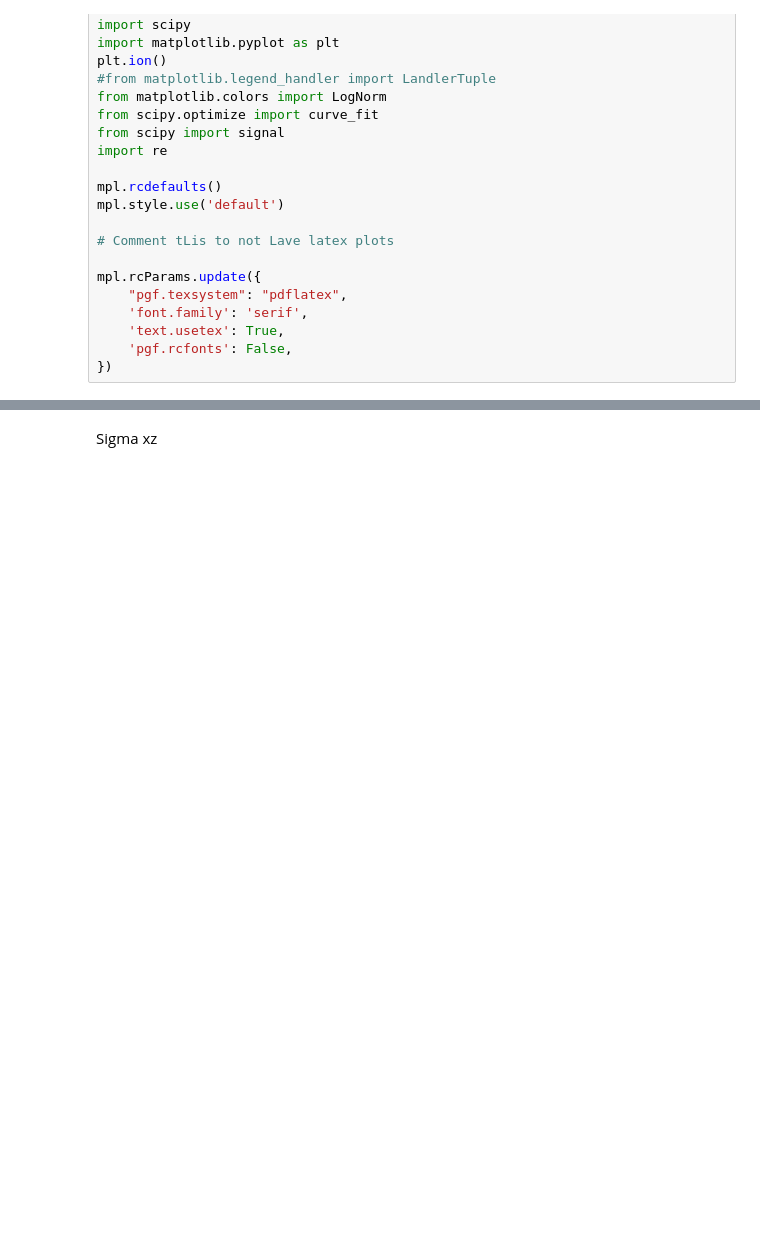
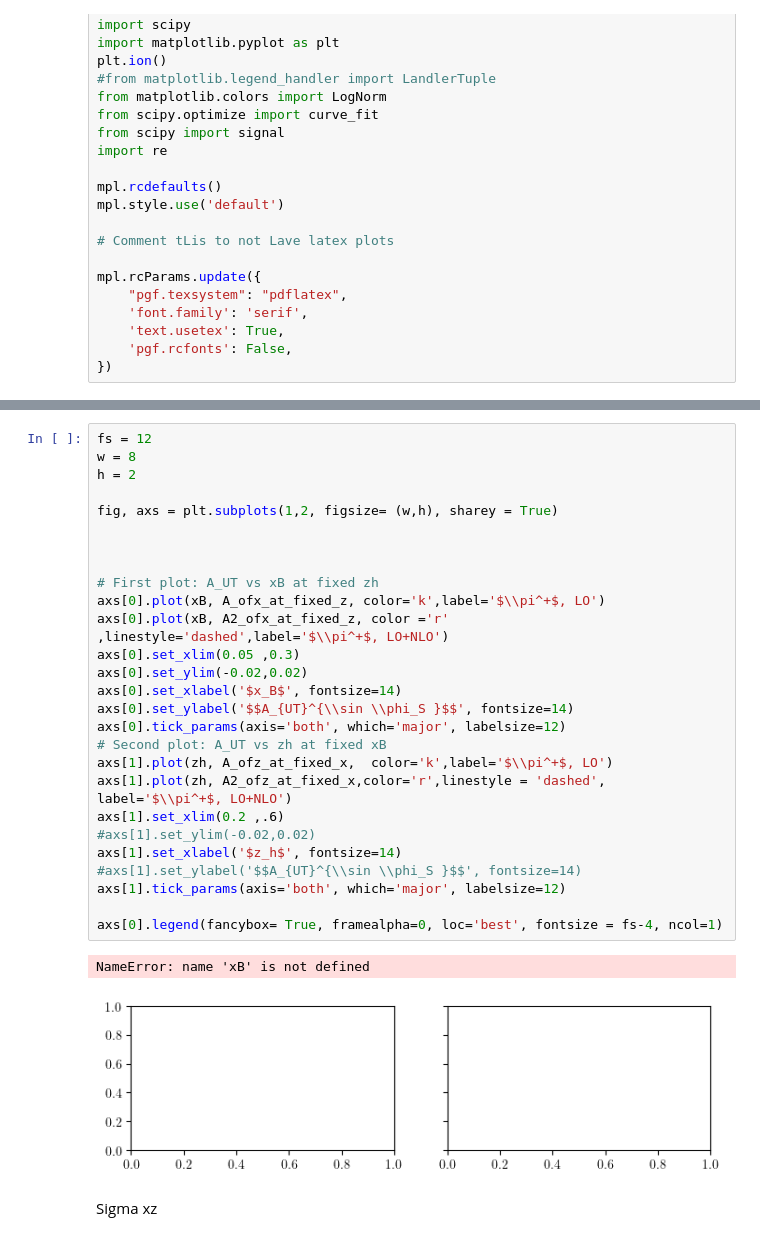
Before and after one commit to diegoscantam/sidis-NLO-twist3, a Jupyter notebook: code/plotC.ipynb, the cells around one changed output, grey strips where cells are left out. Saved outputs shown, nothing was run; the diff lists cells and outputs as text; blank space fills up the shorter version.

```diff
--- a/code/plotC.ipynb
+++ b/code/plotC.ipynb
@@ -99,3 +165,33 @@ plt.show()
+# %%
+fs = 12
+w = 8
+h = 2
+
+fig, axs = plt.subplots(1,2, figsize= (w,h), sharey = True)
+
+
+
+# First plot: A_UT vs xB at fixed zh
+axs[0].plot(xB, A_ofx_at_fixed_z, color='k',label='$\\pi^+$, LO')
+axs[0].plot(xB, A2_ofx_at_fixed_z, color ='r' ,linestyle='dashed',label='$\\pi^+$, LO+NLO')
+axs[0].set_xlim(0.05 ,0.3)
+axs[0].set_ylim(-0.02,0.02)
+axs[0].set_xlabel('$x_B$', fontsize=14)
+axs[0].set_ylabel('$$A_{UT}^{\\sin \\phi_S }$$', fontsize=14)
+axs[0].tick_params(axis='both', which='major', labelsize=12)
+# Second plot: A_UT vs zh at fixed xB
+axs[1].plot(zh, A_ofz_at_fixed_x,  color='k',label='$\\pi^+$, LO')
+axs[1].plot(zh, A2_ofz_at_fixed_x,color='r',linestyle = 'dashed', label='$\\pi^+$, LO+NLO')
+axs[1].set_xlim(0.2 ,.6)
+#axs[1].set_ylim(-0.02,0.02)
+axs[1].set_xlabel('$z_h$', fontsize=14)
+#axs[1].set_ylabel('$$A_{UT}^{\\sin \\phi_S }$$', fontsize=14)
+axs[1].tick_params(axis='both', which='major', labelsize=12)
+
+axs[0].legend(fancybox= True, framealpha=0, loc='best', fontsize = fs-4, ncol=1)
+# %% [output]
+NameError: name 'xB' is not defined
+[figure, added]
 # %% [markdown]
 Sigma xz
 # %%
```
Also changed, not shown: parts of 11 cells of this notebook, 4 other files.
